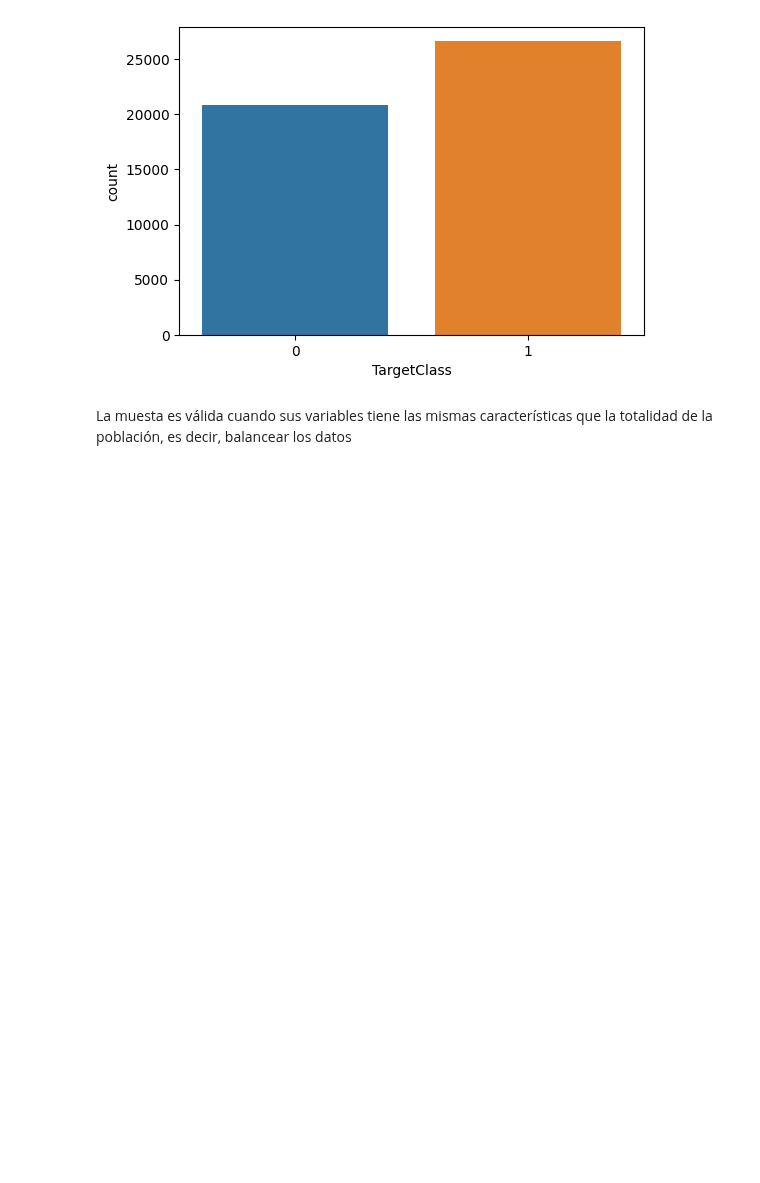
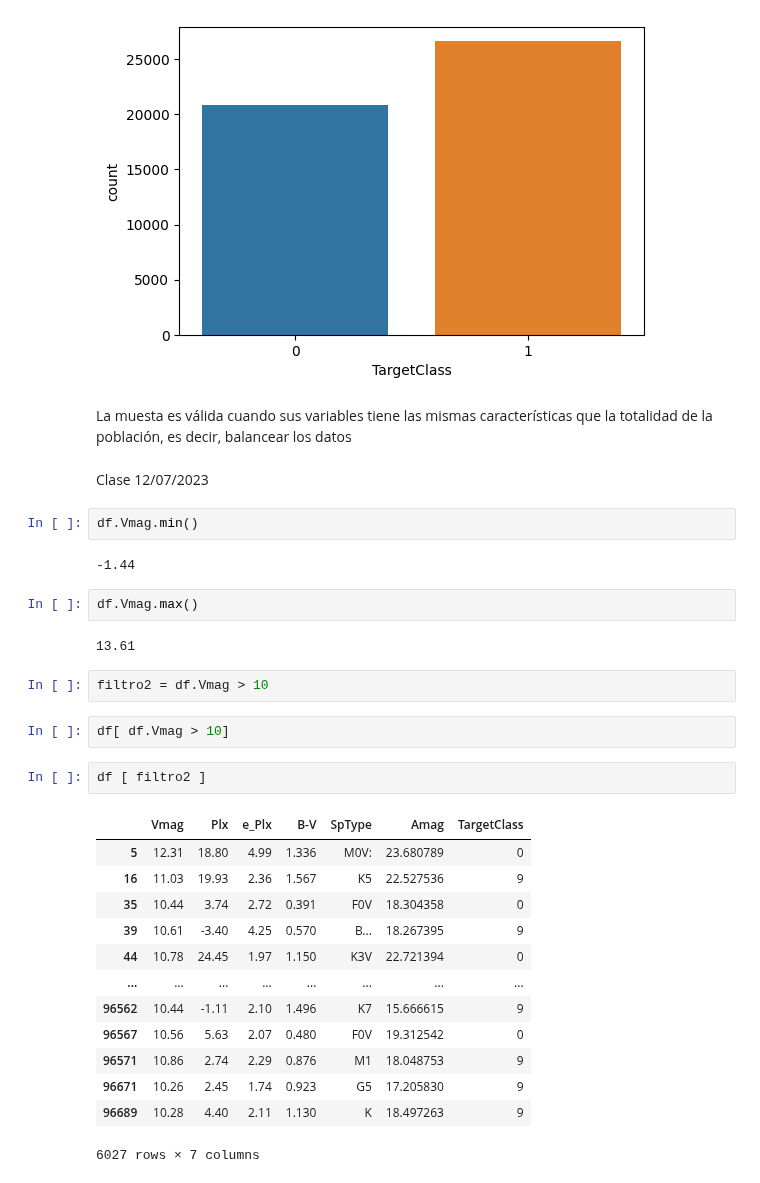
Before and after one commit to JhonZafra/Statistic_Concepts, a Jupyter notebook: SemanaVII/MuestreoDatos.ipynb, the cells around one changed output. Saved outputs shown, nothing was run; the diff lists cells and outputs as text; blank space fills up the shorter version.

Commit message:
Filtros en dataframe

```diff
--- a/SemanaVII/MuestreoDatos.ipynb
+++ b/SemanaVII/MuestreoDatos.ipynb
@@ -85,3 +85,33 @@ plt.show()
 [figure]
 # %% [markdown]
 La muesta es válida cuando sus variables tiene las mismas características que la totalidad de la población, es decir, balancear los datos
+# %% [markdown]
+Clase 12/07/2023
+# %%
+df.Vmag.min()
+# %% [output]
+-1.44
+# %%
+df.Vmag.max()
+# %% [output]
+13.61
+# %%
+filtro2 = df.Vmag > 10
+# %%
+df[ df.Vmag > 10]
+# %%
+df [ filtro2 ]
+# %% [output]
+|  | Vmag | Plx | e_Plx | B-V | SpType | Amag | TargetClass |
+| 5 | 12.31 | 18.80 | 4.99 | 1.336 | M0V: | 23.680789 | 0 |
+| 16 | 11.03 | 19.93 | 2.36 | 1.567 | K5 | 22.527536 | 9 |
+| 35 | 10.44 | 3.74 | 2.72 | 0.391 | F0V | 18.304358 | 0 |
+| 39 | 10.61 | -3.40 | 4.25 | 0.570 | B... | 18.267395 | 9 |
+| 44 | 10.78 | 24.45 | 1.97 | 1.150 | K3V | 22.721394 | 0 |
+| ... | ... | ... | ... | ... | ... | ... | ... |
+| 96562 | 10.44 | -1.11 | 2.10 | 1.496 | K7 | 15.666615 | 9 |
+| 96567 | 10.56 | 5.63 | 2.07 | 0.480 | F0V | 19.312542 | 0 |
+| 96571 | 10.86 | 2.74 | 2.29 | 0.876 | M1 | 18.048753 | 9 |
+| 96671 | 10.26 | 2.45 | 1.74 | 0.923 | G5 | 17.205830 | 9 |
+| 96689 | 10.28 | 4.40 | 2.11 | 1.130 | K | 18.497263 | 9 |
+6027 rows × 7 columns
```
Also changed, not shown: parts of 20 cells of this notebook.
